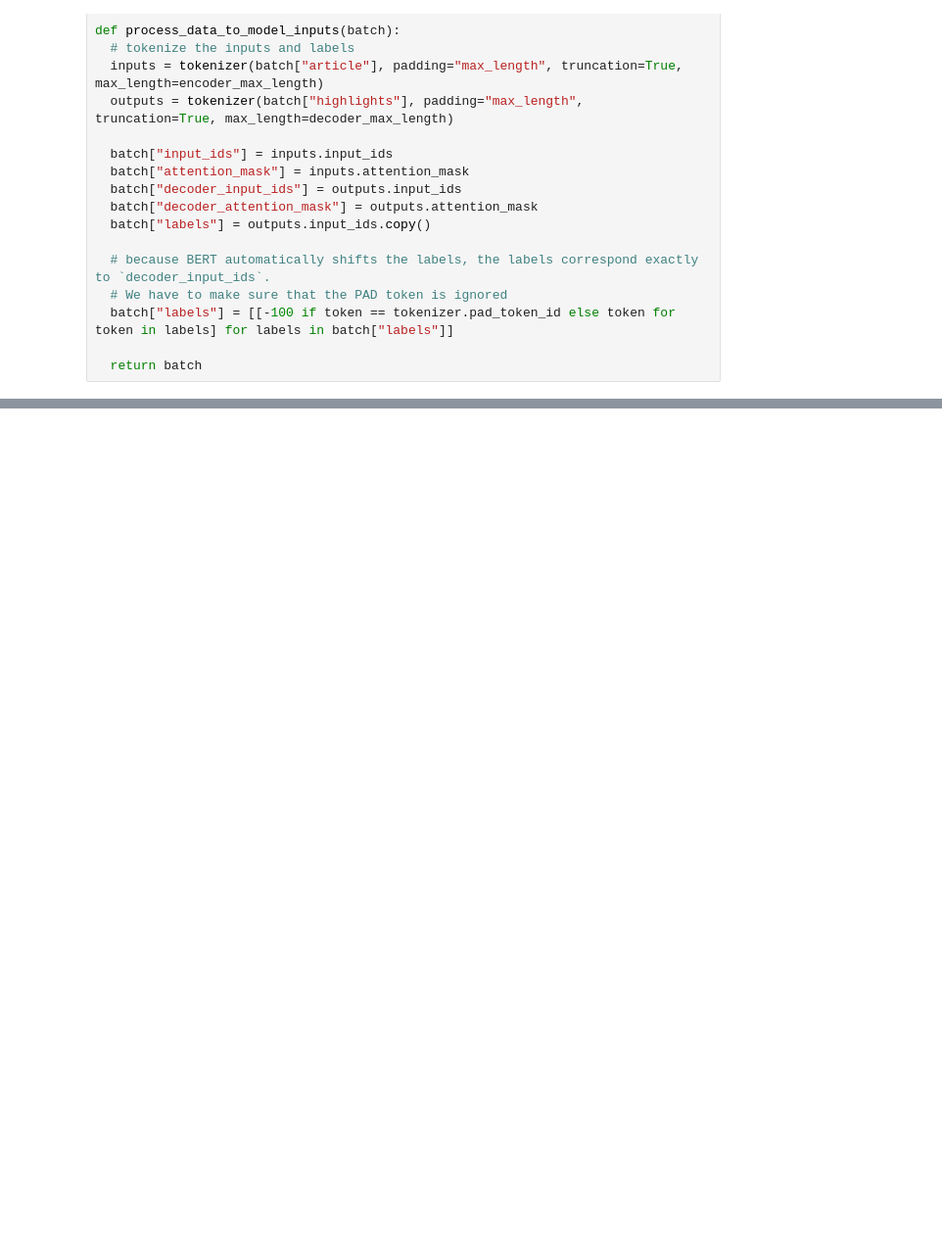
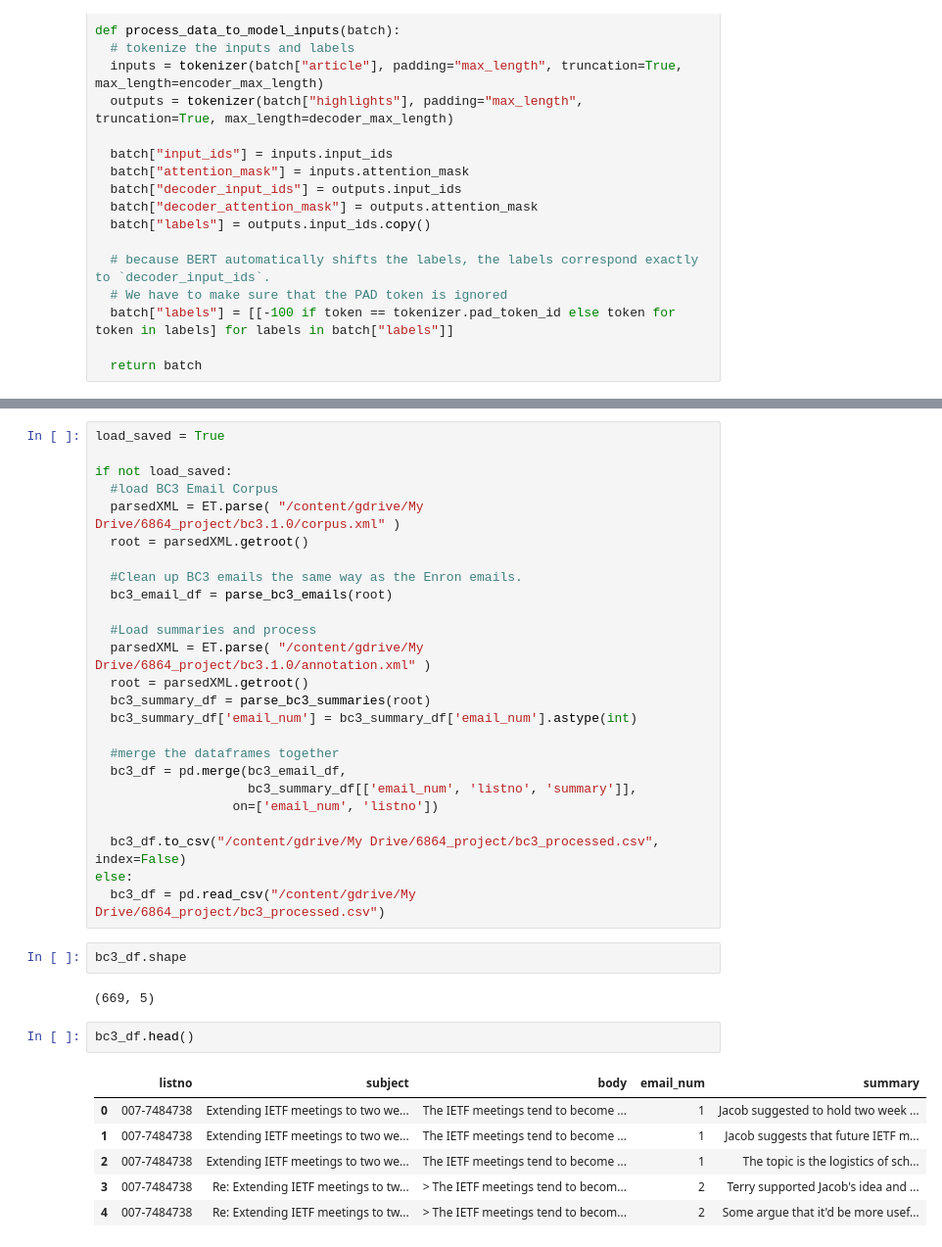
Before and after one commit to cicattzo/nlp_project, a Jupyter notebook: 6_684_group_project.ipynb, the cells around one changed output, grey strips where cells are left out. Shown at 98% size. Cells and saved outputs as stored; diff of their text form; blank space fills up the shorter version.

```diff
--- a/6_684_group_project.ipynb
+++ b/6_684_group_project.ipynb
@@ -50,0 +249,38 @@ NameError: ignored
+# %%
+load_saved = True
+
+if not load_saved:
+  #load BC3 Email Corpus
+  parsedXML = ET.parse( "/content/gdrive/My Drive/6864_project/bc3.1.0/corpus.xml" )
+  root = parsedXML.getroot()
+
+  #Clean up BC3 emails the same way as the Enron emails.
+  bc3_email_df = parse_bc3_emails(root)
+
+  #Load summaries and process
+  parsedXML = ET.parse( "/content/gdrive/My Drive/6864_project/bc3.1.0/annotation.xml" )
+  root = parsedXML.getroot()
+  bc3_summary_df = parse_bc3_summaries(root)
+  bc3_summary_df['email_num'] = bc3_summary_df['email_num'].astype(int)
+
+  #merge the dataframes together
+  bc3_df = pd.merge(bc3_email_df,
+                    bc3_summary_df[['email_num', 'listno', 'summary']],
+                  on=['email_num', 'listno'])
+
+  bc3_df.to_csv("/content/gdrive/My Drive/6864_project/bc3_processed.csv", index=False)
+else:
+  bc3_df = pd.read_csv("/content/gdrive/My Drive/6864_project/bc3_processed.csv")
+# %%
+bc3_df.shape
+# %% [output]
+(669, 5)
+# %%
+bc3_df.head()
+# %% [output]
+|  | listno | subject | body | email_num | summary |
+| 0 | 007-7484738 | Extending IETF meetings to two we... | The IETF meetings tend to become ... | 1 | Jacob suggested to hold two week ... |
+| 1 | 007-7484738 | Extending IETF meetings to two we... | The IETF meetings tend to become ... | 1 | Jacob suggests that future IETF m... |
+| 2 | 007-7484738 | Extending IETF meetings to two we... | The IETF meetings tend to become ... | 1 | The topic is the logistics of sch... |
+| 3 | 007-7484738 | Re: Extending IETF meetings to tw... | > The IETF meetings tend to becom... | 2 | Terry supported Jacob's idea and ... |
+| 4 | 007-7484738 | Re: Extending IETF meetings to tw... | > The IETF meetings tend to becom... | 2 | Some argue that it'd be more usef... |
```
Also changed, not shown: parts of 36 cells of this notebook.
